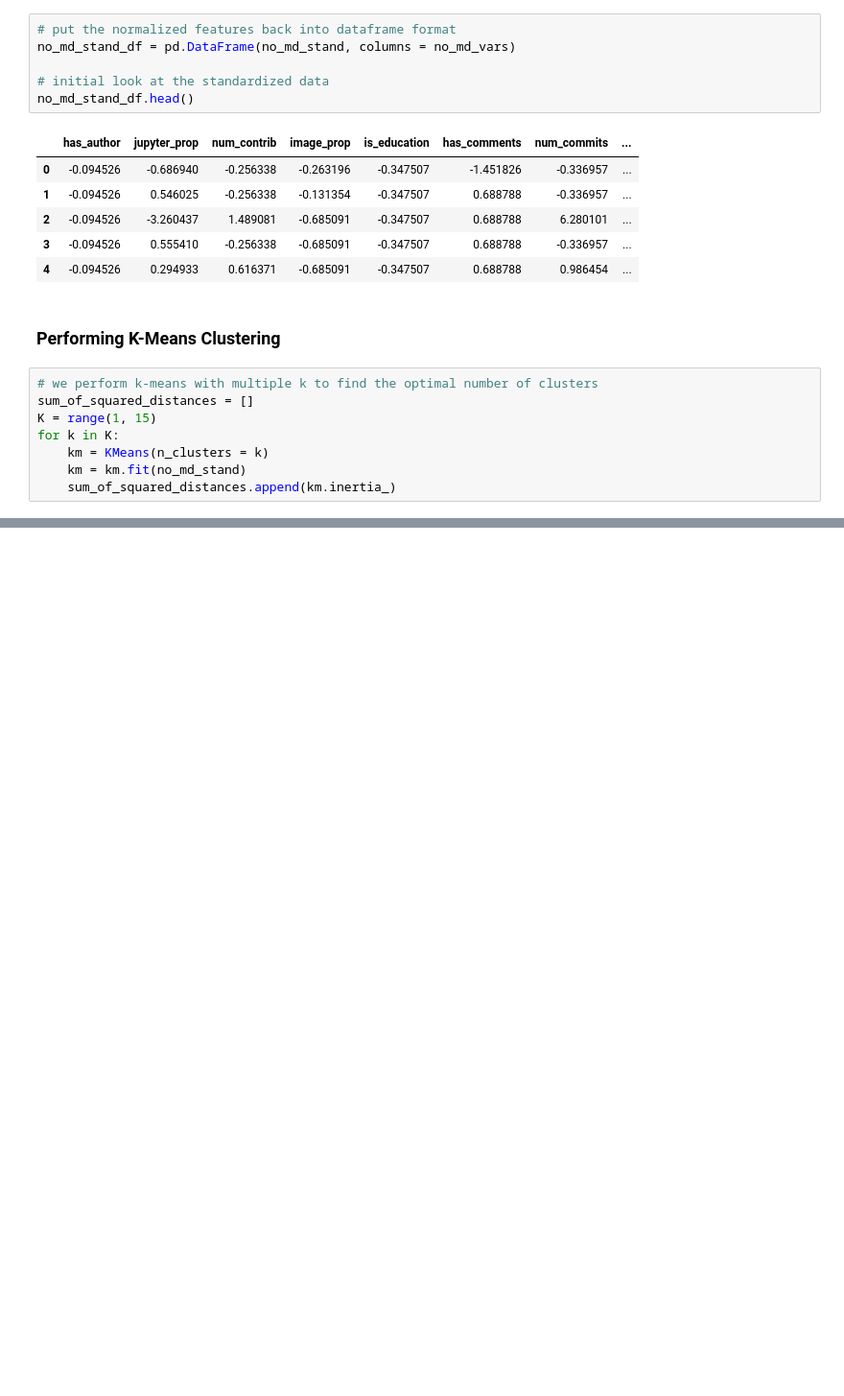
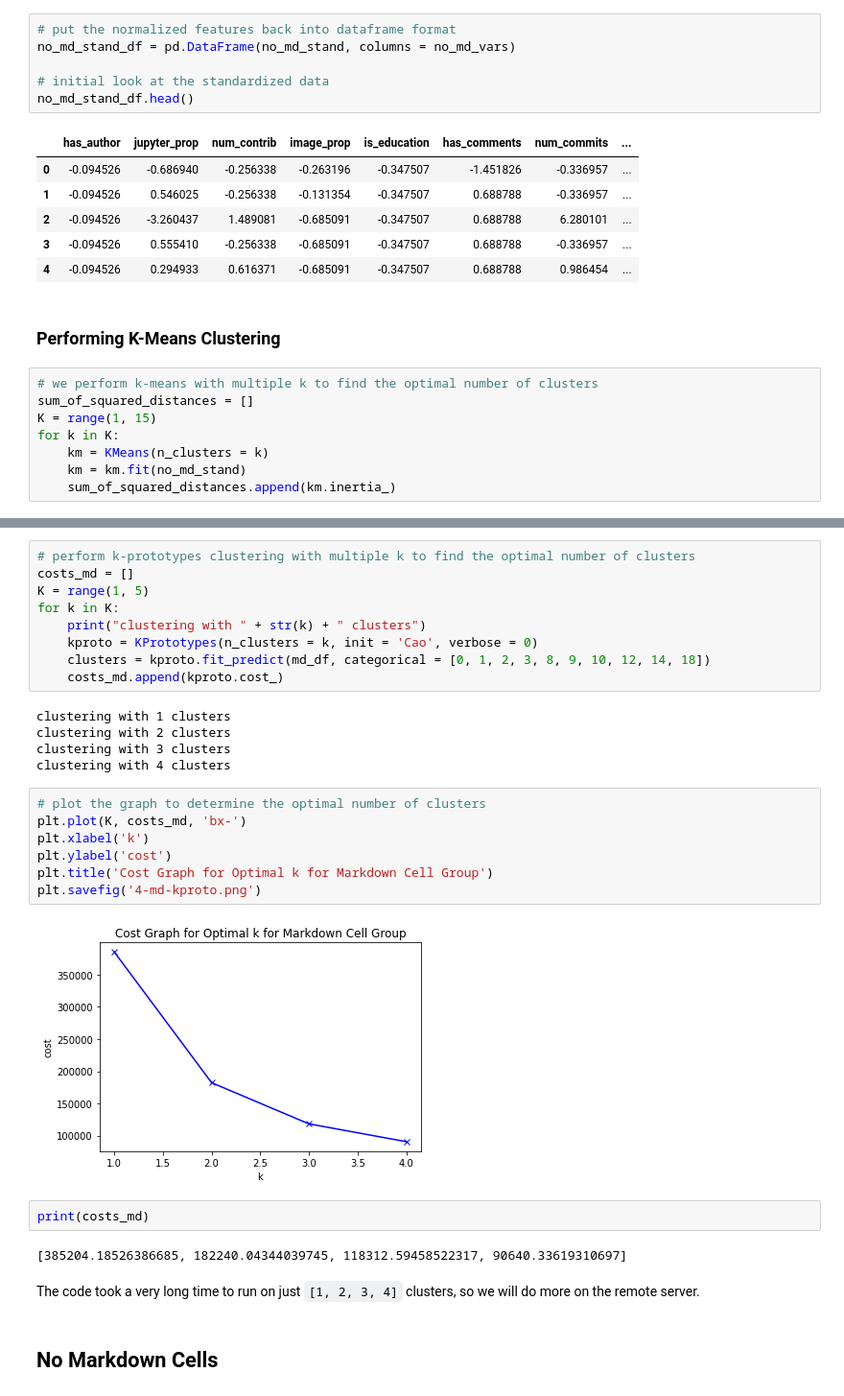
Before and after one commit to Isabel-Gan/quantifying-notebook-features, a Jupyter notebook: output/complete-runs/analysis/mixed-data-clustering.ipynb, the cells around one changed output, grey strips where cells are left out. Shown: that part at 96% size. Cells and saved outputs as stored; diff of their text form; blank space fills up the shorter version.

```diff
--- a/output/complete-runs/analysis/mixed-data-clustering.ipynb
+++ b/output/complete-runs/analysis/mixed-data-clustering.ipynb
@@ -217,0 +250,31 @@ plt.ylabel('sum_of_squared_distanc')
+# %%
+# perform k-prototypes clustering with multiple k to find the optimal number of clusters
+costs_md = []
+K = range(1, 5)
+for k in K:
+    print("clustering with " + str(k) + " clusters")
+    kproto = KPrototypes(n_clusters = k, init = 'Cao', verbose = 0)
+    clusters = kproto.fit_predict(md_df, categorical = [0, 1, 2, 3, 8, 9, 10, 12, 14, 18])
+    costs_md.append(kproto.cost_)
+# %% [output]
+clustering with 1 clusters
+clustering with 2 clusters
+clustering with 3 clusters
+clustering with 4 clusters
+# %%
+# plot the graph to determine the optimal number of clusters
+plt.plot(K, costs_md, 'bx-')
+plt.xlabel('k')
+plt.ylabel('cost')
+plt.title('Cost Graph for Optimal k for Markdown Cell Group')
+plt.savefig('4-md-kproto.png')
+# %% [output]
+[figure, added]
+# %%
+print(costs_md)
+# %% [output]
+[385204.18526386685, 182240.04344039745, 118312.59458522317, 90640.33619310697]
+# %% [markdown]
+The code took a very long time to run on just `[1, 2, 3, 4]` clusters, so we will do more on the remote server.
+# %% [markdown]
+## No Markdown Cells
```
Also changed, not shown: parts of 10 cells of this notebook.
